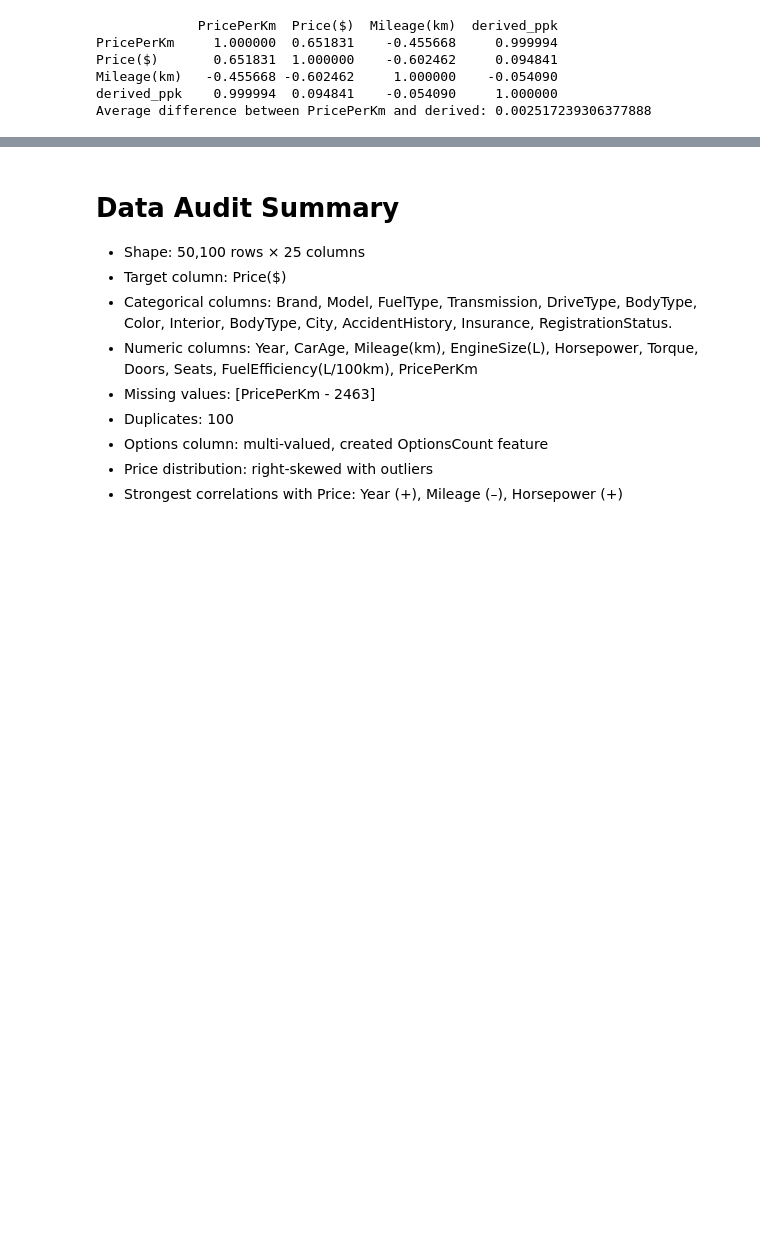
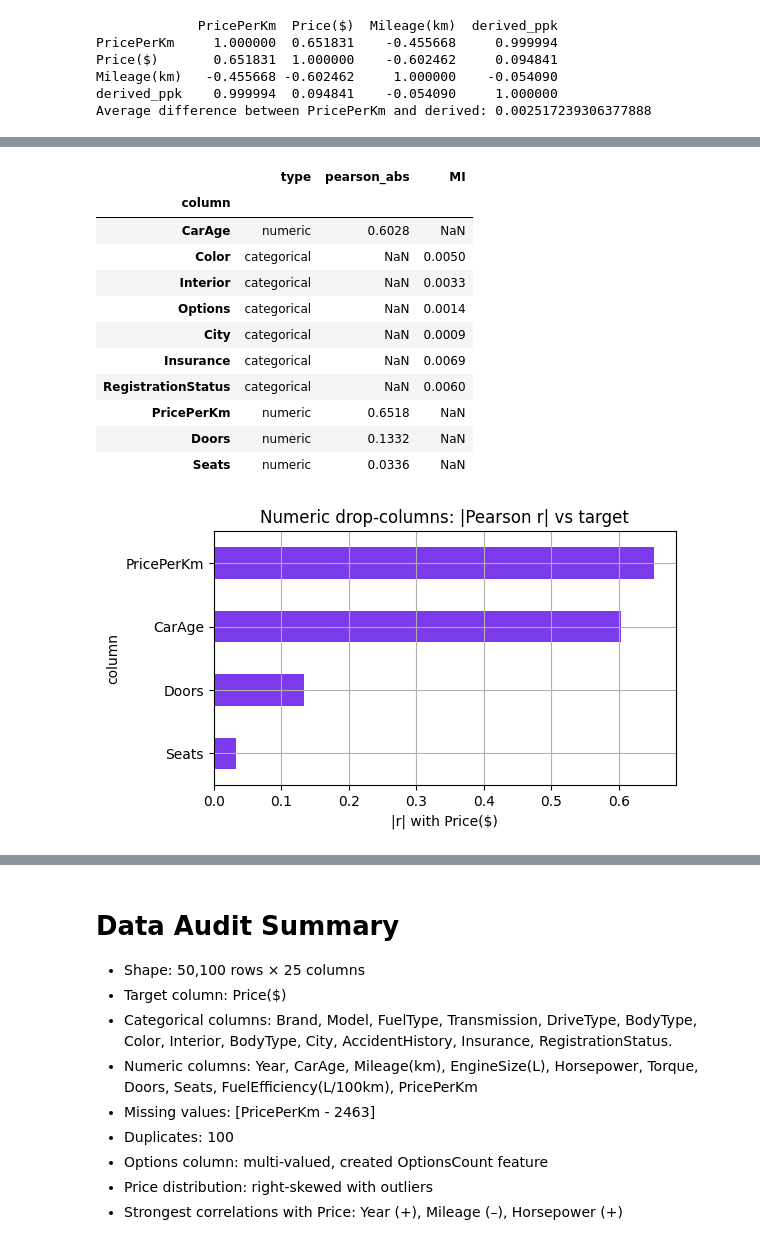
Before and after one commit to Kisanja/FDM-Mini-Project, a Jupyter notebook: notebooks/01_data_audit.ipynb, the cells around one changed output, grey strips where cells are left out. Cells and saved outputs as stored; diff of their text form; code cells hidden in the pictures; blank space fills up the shorter version.

```diff
--- a/notebooks/01_data_audit.ipynb
+++ b/notebooks/01_data_audit.ipynb
@@ -339,0 +426,52 @@ Average difference between PricePerKm and derived: 0.002517239306377888
+# %%
+# === AUDIT: Signal vs target for drop columns: Pearson |r| or Mutual Information ===
+from sklearn.feature_selection import mutual_info_regression
+from sklearn.preprocessing import OrdinalEncoder
+
+rows = []
+y = dfA[TARGET]
+
+for c in PLANNED_DROP:
+    s = dfA[c]
+    if pd.api.types.is_numeric_dtype(s):
+        x = safe_num(s)
+        m = x.notna() & y.notna()
+        r = np.nan
+        if m.sum() > 3:
+            r = np.corrcoef(x[m], y[m])[0,1]
+        rows.append({"column": c, "type": "numeric", "pearson_abs": np.round(abs(r),4), "MI": np.nan})
+    else:
+        # categorical MI
+        enc = OrdinalEncoder(handle_unknown="use_encoded_value", unknown_value=-1)
+        x = s.astype(str)
+        m = x.notna() & y.notna()
+        mi = np.nan
+        if m.sum() > 100:
+            x_enc = enc.fit_transform(x[m].to_frame())
+            mi = mutual_info_regression(x_enc, safe_num(y[m]), random_state=42)[0]
+        rows.append({"column": c, "type": "categorical", "pearson_abs": np.nan, "MI": np.round(mi,4)})
+
+sig_df = pd.DataFrame(rows).set_index("column")
+display(sig_df)
+
+# quick visual
+plt.figure(figsize=(6,3.5))
+(sig_df["pearson_abs"].dropna()).sort_values().plot.barh(color="#7c3aed")
+plt.title("Numeric drop-columns: |Pearson r| vs target")
+plt.xlabel("|r| with Price($)")
+plt.tight_layout()
+plt.show()
+# %% [output]
+|  | type | pearson_abs | MI |
+| column |  |  |  |
+| CarAge | numeric | 0.6028 | NaN |
+| Color | categorical | NaN | 0.0050 |
+| Interior | categorical | NaN | 0.0033 |
+| Options | categorical | NaN | 0.0014 |
+| City | categorical | NaN | 0.0009 |
+| Insurance | categorical | NaN | 0.0069 |
+| RegistrationStatus | categorical | NaN | 0.0060 |
+| PricePerKm | numeric | 0.6518 | NaN |
+| Doors | numeric | 0.1332 | NaN |
+| Seats | numeric | 0.0336 | NaN |
+[figure, added]
```
Also changed, not shown: parts of 6 cells of this notebook, 6 other files.
